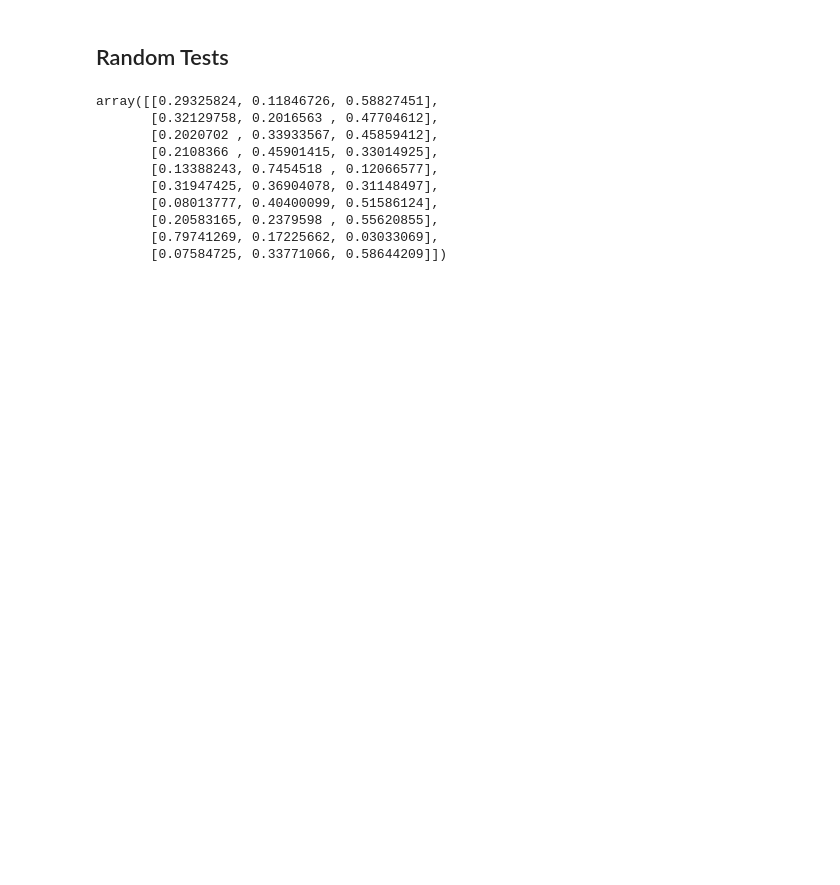
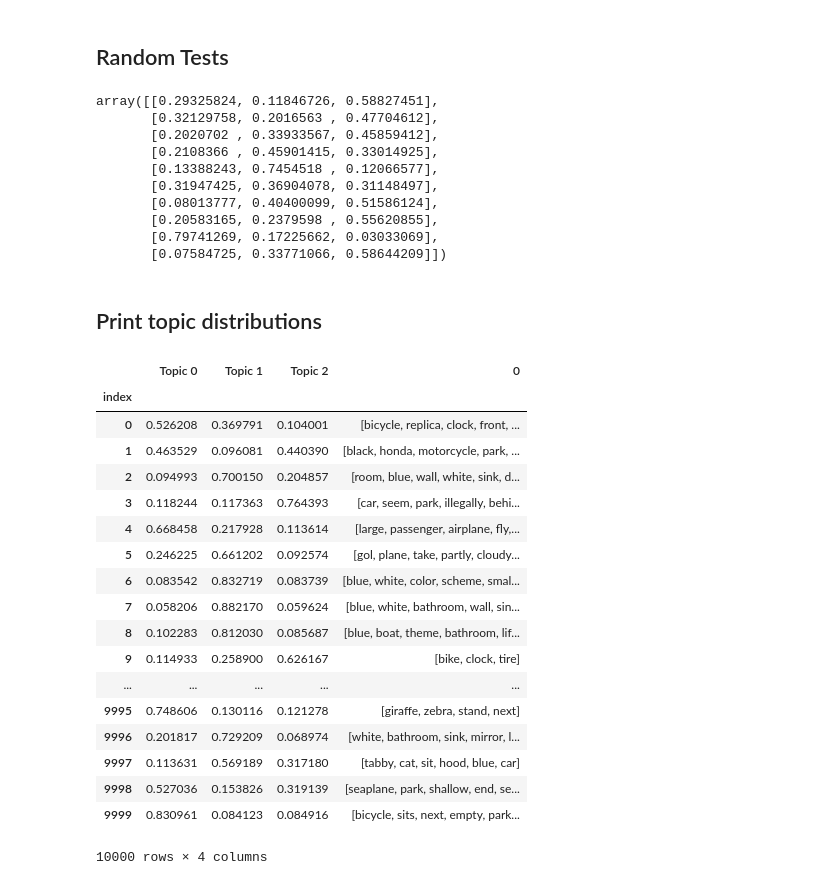
Before and after one commit to federicoBetti/RelGAN, a Jupyter notebook: src/topic_modelling/lda_tests.ipynb, the cells around one changed output. Cells and saved outputs as stored; diff of their text form; code cells hidden in the pictures; blank space fills up the shorter version.

```diff
--- a/src/topic_modelling/lda_tests.ipynb
+++ b/src/topic_modelling/lda_tests.ipynb
@@ -213,3 +327,31 @@ array([[0.29325824, 0.11846726, 0.58827451],
        [0.20583165, 0.2379598 , 0.55620855],
        [0.79741269, 0.17225662, 0.03033069],
        [0.07584725, 0.33771066, 0.58644209]])
+# %% [markdown]
+## Print topic distributions
+# %%
+import copy
+df_topic = copy.copy(df)
+df_topic.set_index('index', inplace=True)
+# %%
+df_topic
+# %% [output]
+|  | Topic 0 | Topic 1 | Topic 2 | 0 |
+| index |  |  |  |  |
+| 0 | 0.526208 | 0.369791 | 0.104001 | [bicycle, replica, clock, front, ... |
+| 1 | 0.463529 | 0.096081 | 0.440390 | [black, honda, motorcycle, park, ... |
+| 2 | 0.094993 | 0.700150 | 0.204857 | [room, blue, wall, white, sink, d... |
+| 3 | 0.118244 | 0.117363 | 0.764393 | [car, seem, park, illegally, behi... |
+| 4 | 0.668458 | 0.217928 | 0.113614 | [large, passenger, airplane, fly,... |
+| 5 | 0.246225 | 0.661202 | 0.092574 | [gol, plane, take, partly, cloudy... |
+| 6 | 0.083542 | 0.832719 | 0.083739 | [blue, white, color, scheme, smal... |
+| 7 | 0.058206 | 0.882170 | 0.059624 | [blue, white, bathroom, wall, sin... |
+| 8 | 0.102283 | 0.812030 | 0.085687 | [blue, boat, theme, bathroom, lif... |
+| 9 | 0.114933 | 0.258900 | 0.626167 | [bike, clock, tire] |
+| ... | ... | ... | ... | ... |
+| 9995 | 0.748606 | 0.130116 | 0.121278 | [giraffe, zebra, stand, next] |
+| 9996 | 0.201817 | 0.729209 | 0.068974 | [white, bathroom, sink, mirror, l... |
+| 9997 | 0.113631 | 0.569189 | 0.317180 | [tabby, cat, sit, hood, blue, car] |
+| 9998 | 0.527036 | 0.153826 | 0.319139 | [seaplane, park, shallow, end, se... |
+| 9999 | 0.830961 | 0.084123 | 0.084916 | [bicycle, sits, next, empty, park... |
+10000 rows × 4 columns
```
Also changed, not shown: parts of 21 cells of this notebook, 9 other files.
